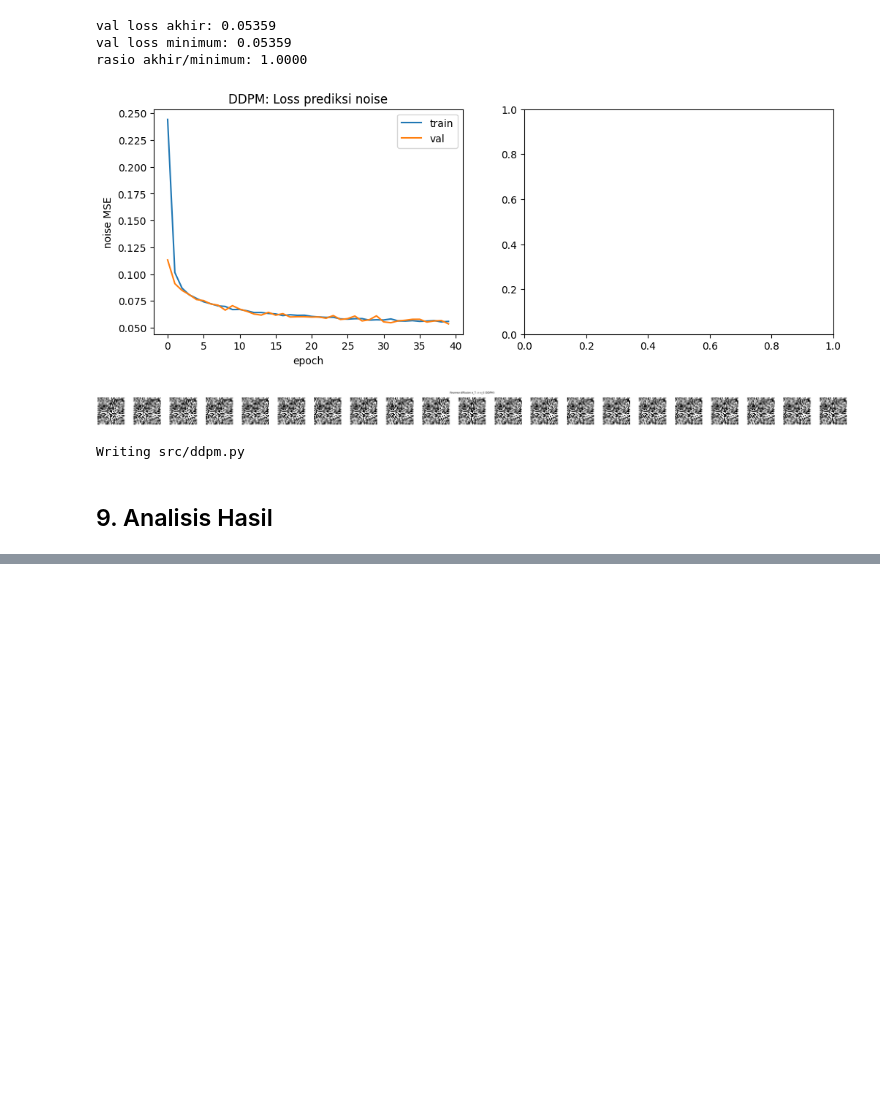
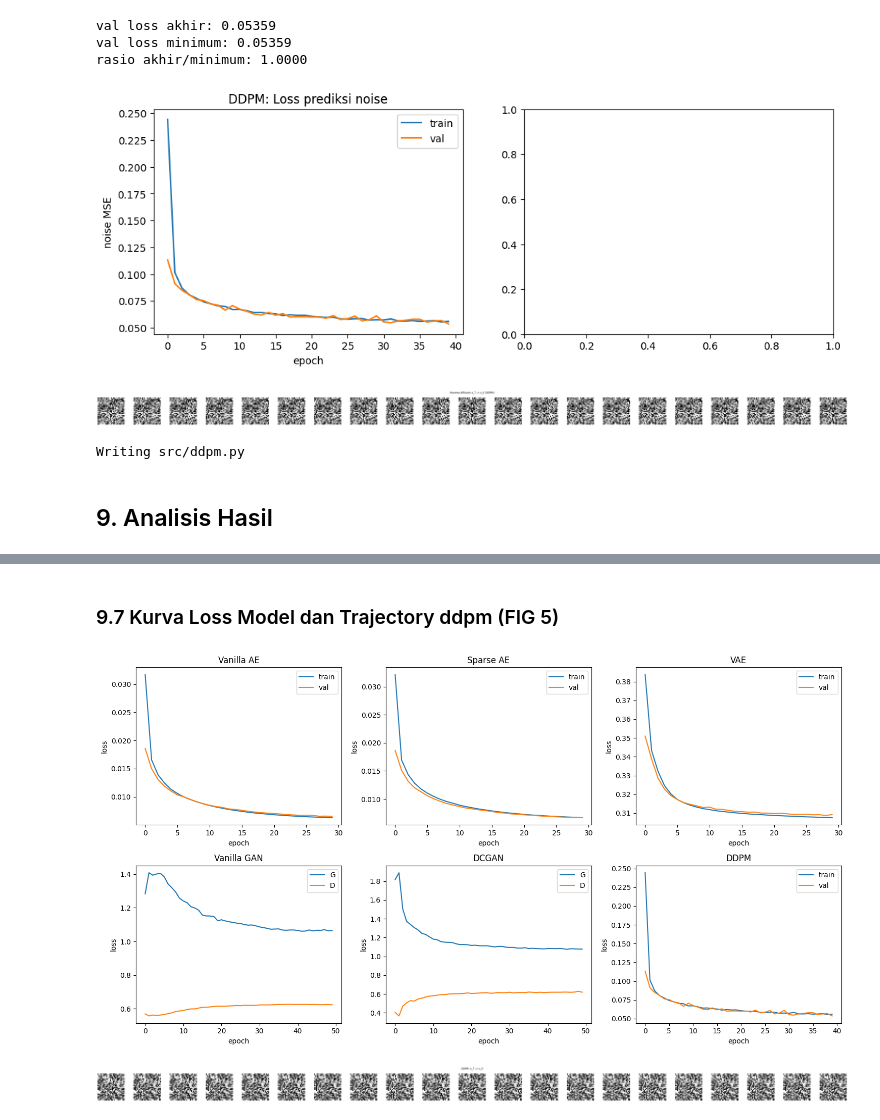
Before and after one commit to KenNicholas/komparatif-genai, a Jupyter notebook: komparatif_genai.ipynb, the cells around one changed output, grey strips where cells are left out. Drawn from its saved outputs; the diff is of its cells as text; code cells hidden in the pictures; blank space fills up the shorter version.

```diff
--- a/komparatif_genai.ipynb
+++ b/komparatif_genai.ipynb
@@ -2399,0 +2716,61 @@ Writing src/ddpm.py
+# %% [markdown]
+### 9.7 Kurva Loss Model dan Trajectory ddpm (FIG 5)
+# %%
+# Fig 5: kurva loss 6 model + trajectory DDPM
+import matplotlib.pyplot as plt
+
+fig, axes = plt.subplots(2, 3, figsize=(15, 8))
+
+axes[0, 0].plot(hist_ae['train'], label='train')
+axes[0, 0].plot(hist_ae['val'], label='val')
+axes[0, 0].set_title('Vanilla AE'); axes[0, 0].legend()
+
+axes[0, 1].plot(hist_sae['train'], label='train')
+axes[0, 1].plot(hist_sae['val'], label='val')
+axes[0, 1].set_title('Sparse AE'); axes[0, 1].legend()
+
+axes[0, 2].plot(hist_vae['train'], label='train')
+axes[0, 2].plot(hist_vae['val'], label='val')
+axes[0, 2].set_title('VAE'); axes[0, 2].legend()
+
+axes[1, 0].plot(hist_gan['loss_G'], label='G')
+axes[1, 0].plot(hist_gan['loss_D'], label='D')
+axes[1, 0].set_title('Vanilla GAN'); axes[1, 0].legend()
+
+axes[1, 1].plot(hist_dc['loss_G'], label='G')
+axes[1, 1].plot(hist_dc['loss_D'], label='D')
+axes[1, 1].set_title('DCGAN'); axes[1, 1].legend()
+
+axes[1, 2].plot(hist_ddpm['train_loss'], label='train')
+axes[1, 2].plot(hist_ddpm['val_loss'], label='val')
+axes[1, 2].set_title('DDPM'); axes[1, 2].legend()
+
+for ax in axes.flat:
+    ax.set_xlabel('epoch'); ax.set_ylabel('loss')
+plt.tight_layout()
+plt.show()
+
+# trajectory reverse DDPM
+beta, alpha, alpha_bar = schedule
+x = torch.randn(1, 1, 28, 28, device=device)
+trajektori = []
+with torch.no_grad():
+    for t_val in range(999, -1, -50):
+        trajektori.append(x.clone())
+        t = torch.full((1,), t_val, device=device, dtype=torch.long)
+        pred = model_ddpm(x, t)
+        x = (1 / torch.sqrt(alpha[t_val])) * (x - (beta[t_val] / torch.sqrt(1 - alpha_bar[t_val])) * pred)
+        if t_val > 0:
+            x = x + torch.sqrt(beta[t_val]) * torch.randn_like(x)
+    trajektori.append(x)
+
+fig2, axes2 = plt.subplots(1, len(trajektori), figsize=(2.5 * len(trajektori), 2.5))
+for i, img in enumerate(trajektori):
+    axes2[i].imshow(((img[0, 0].cpu() + 1) / 2).clamp(0, 1), cmap='gray')
+    axes2[i].axis('off')
+fig2.suptitle('DDPM: x_T -> x_0')
+plt.tight_layout()
+plt.show()
+# %% [output]
+[figure, added]
+[figure, added]
```
Also changed, not shown: parts of 26 cells of this notebook.
